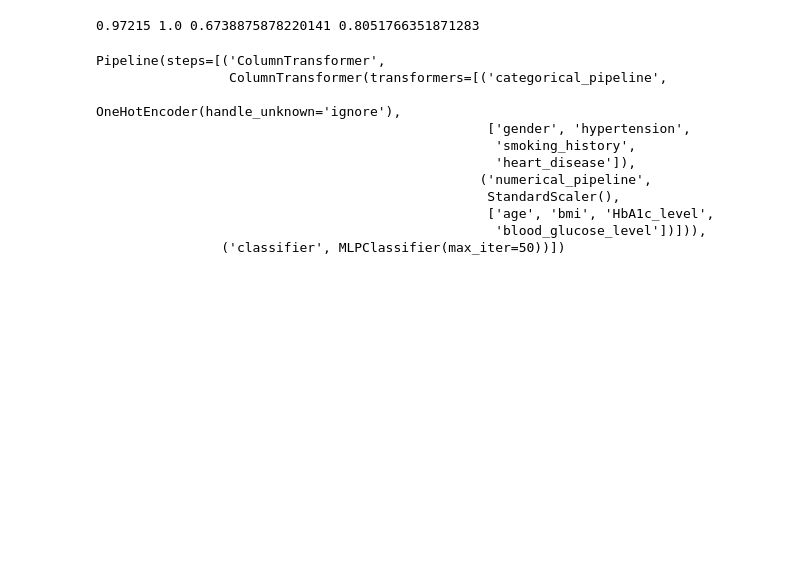
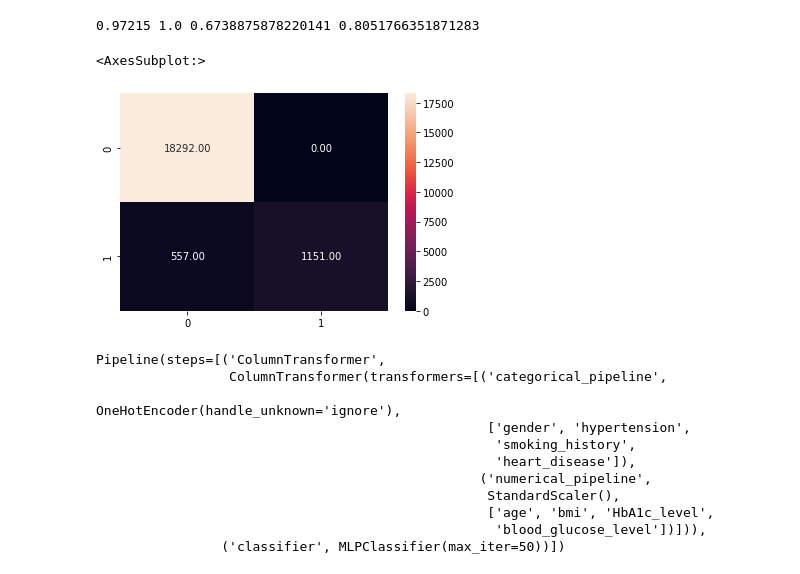
Before and after one commit to claralimasilva/Diabetes-Prediction-System, a Jupyter notebook: notebooks/01-exploratory_data_analysis.ipynb, the cells around one changed output. Drawn from its saved outputs; the diff is of its cells as text; code cells hidden in the pictures; blank space fills up the shorter version.

```diff
--- a/notebooks/01-exploratory_data_analysis.ipynb
+++ b/notebooks/01-exploratory_data_analysis.ipynb
@@ -374,6 +379,12 @@ mac = f1_score(y_test, y_pred)
 print(acc, prec, rec, mac)
 # %% [output]
 0.97215 1.0 0.6738875878220141 0.8051766351871283
+# %%
+cf = confusion_matrix(y_test, y_pred)
+sns.heatmap(cf, annot=True, fmt="0.2f")
+# %% [output]
+<AxesSubplot:>
+[figure, added]
 # %%
 from sklearn.neural_network import MLPClassifier
 # %%
```
Also changed, not shown: parts of 17 cells of this notebook.
